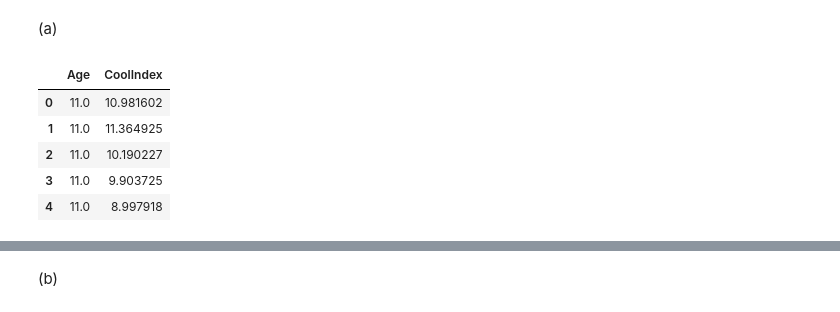
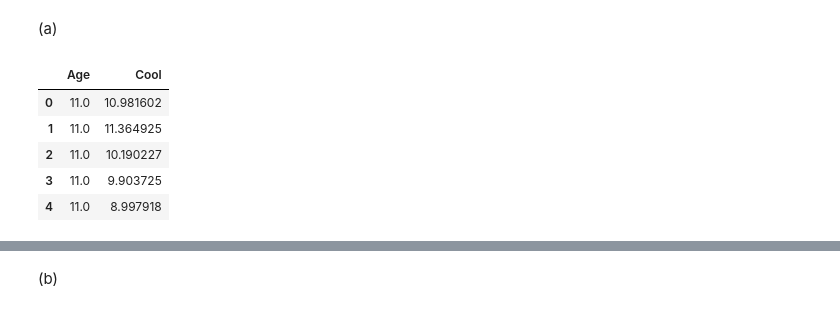
Before and after one commit to TianxinZheng/persp-model-econ_W19, a Jupyter notebook: ProblemSets/PS7/PS7_ANSWER.ipynb, the cells around one changed output, grey strips where cells are left out. Cells and saved outputs as stored; diff of their text form; code cells hidden in the pictures.

```diff
--- a/ProblemSets/PS7/PS7_ANSWER.ipynb
+++ b/ProblemSets/PS7/PS7_ANSWER.ipynb
@@ -190,10 +190,10 @@ test estimate MSE standard err= 0.04821182598999188
 # %% [markdown]
 (a)
 # %%
-df = pd.read_csv('data/CoolIndex.txt', header=None, names=['Age', 'CoolIndex'])
-df.head()
+df1 = pd.read_csv("data/CoolIndex.txt", names=["Age", "Cool"])
+df1.head()
 # %% [output]
-|  | Age | CoolIndex |
+|  | Age | Cool |
 | 0 | 11.0 | 10.981602 |
 | 1 | 11.0 | 11.364925 |
 | 2 | 11.0 | 10.190227 |
```
Also changed, not shown: parts of 25 cells of this notebook.
